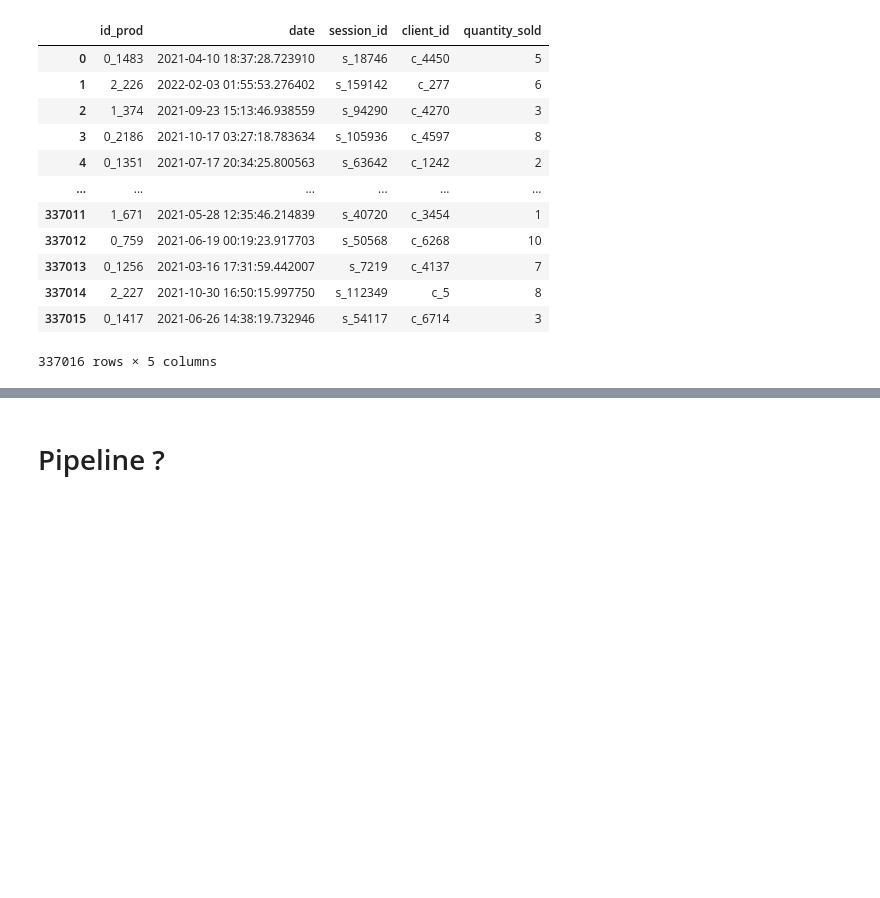
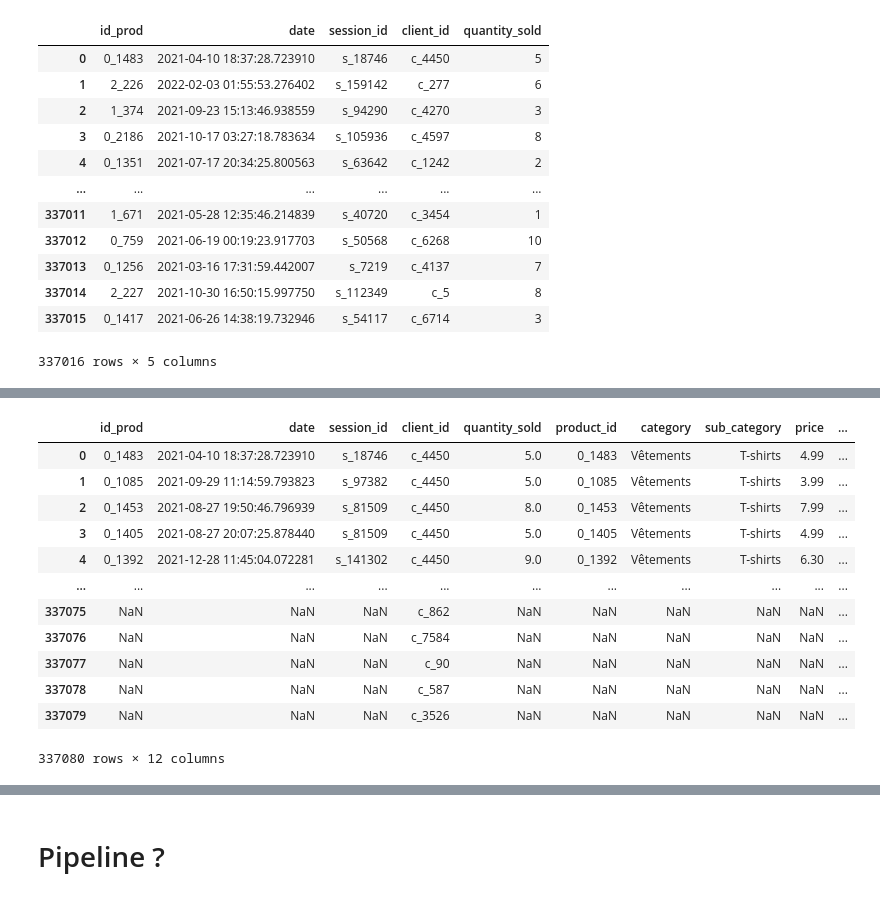
Before and after one commit to mungleh/brief_data_ing-, a Jupyter notebook: brief_manel/analysez-les-ventes-de-votre-entreprise/pipeh lineh.ipynb, the cells around one changed output, grey strips where cells are left out. Drawn from its saved outputs; the diff is of its cells as text; code cells hidden in the pictures; blank space fills up the shorter version.

```diff
--- a/brief_manel/analysez-les-ventes-de-votre-entreprise/pipeh lineh.ipynb
+++ b/brief_manel/analysez-les-ventes-de-votre-entreprise/pipeh lineh.ipynb
@@ -325,0 +344,18 @@ lol
+# %%
+loleh = lol.merge(clients, left_on='client_id', right_on='client_id', how="outer")
+# %%
+loleh
+# %% [output]
+|  | id_prod | date | session_id | client_id | quantity_sold | product_id | category | sub_category | price | ... |
+| 0 | 0_1483 | 2021-04-10 18:37:28.723910 | s_18746 | c_4450 | 5.0 | 0_1483 | Vêtements | T-shirts | 4.99 | ... |
+| 1 | 0_1085 | 2021-09-29 11:14:59.793823 | s_97382 | c_4450 | 5.0 | 0_1085 | Vêtements | T-shirts | 3.99 | ... |
+| 2 | 0_1453 | 2021-08-27 19:50:46.796939 | s_81509 | c_4450 | 8.0 | 0_1453 | Vêtements | T-shirts | 7.99 | ... |
+| 3 | 0_1405 | 2021-08-27 20:07:25.878440 | s_81509 | c_4450 | 5.0 | 0_1405 | Vêtements | T-shirts | 4.99 | ... |
+| 4 | 0_1392 | 2021-12-28 11:45:04.072281 | s_141302 | c_4450 | 9.0 | 0_1392 | Vêtements | T-shirts | 6.30 | ... |
+| ... | ... | ... | ... | ... | ... | ... | ... | ... | ... | ... |
+| 337075 | NaN | NaN | NaN | c_862 | NaN | NaN | NaN | NaN | NaN | ... |
+| 337076 | NaN | NaN | NaN | c_7584 | NaN | NaN | NaN | NaN | NaN | ... |
+| 337077 | NaN | NaN | NaN | c_90 | NaN | NaN | NaN | NaN | NaN | ... |
+| 337078 | NaN | NaN | NaN | c_587 | NaN | NaN | NaN | NaN | NaN | ... |
+| 337079 | NaN | NaN | NaN | c_3526 | NaN | NaN | NaN | NaN | NaN | ... |
+337080 rows × 12 columns
```
Also changed, not shown: parts of 19 cells of this notebook, 2 other files.
